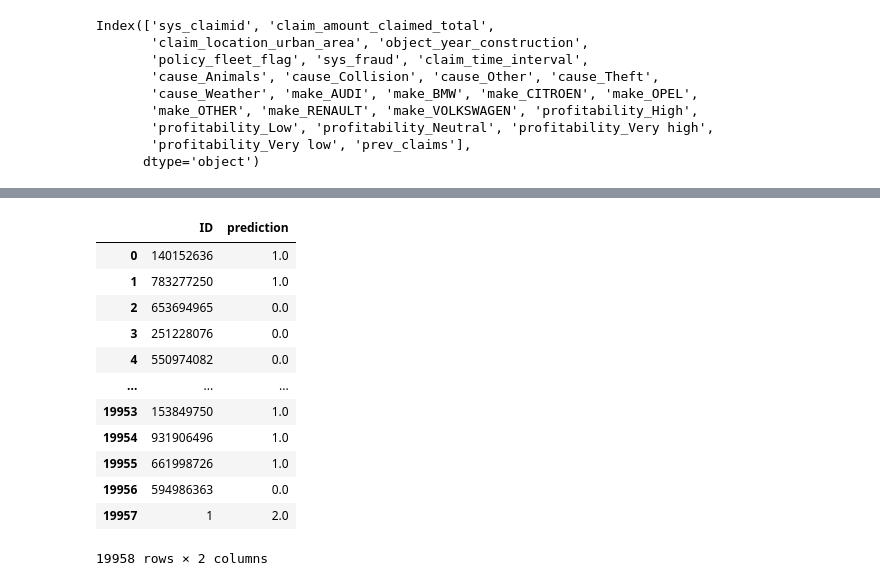
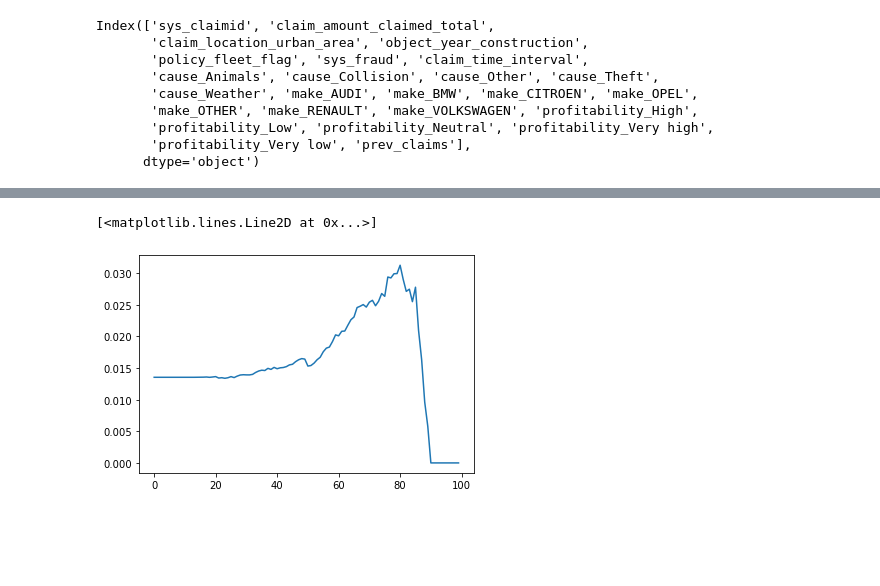
Before and after one commit to bellicapelli0/FRISS-technical-assignment, a Jupyter notebook: PyTorch_Classifier.ipynb, the cells around one changed output, grey strips where cells are left out. Saved outputs shown, nothing was run; the diff lists cells and outputs as text; code cells hidden in the pictures; blank space fills up the shorter version.

```diff
--- a/PyTorch_Classifier.ipynb
+++ b/PyTorch_Classifier.ipynb
@@ -189,16 +198,18 @@ _ = cmd_obj.plot()
-# %%
-out.append({"ID":1, "prediction":2}, ignore_index=True)
-# %% [output]
-|  | ID | prediction |
-| 0 | 140152636 | 1.0 |
-| 1 | 783277250 | 1.0 |
-| 2 | 653694965 | 0.0 |
-| 3 | 251228076 | 0.0 |
-| 4 | 550974082 | 0.0 |
-| ... | ... | ... |
-| 19953 | 153849750 | 1.0 |
-| 19954 | 931906496 | 1.0 |
-| 19955 | 661998726 | 1.0 |
-| 19956 | 594986363 | 0.0 |
-| 19957 | 1 | 2.0 |
-19958 rows × 2 columns
+# %%
+from sklearn.metrics import accuracy_score, precision_score, recall_score, f1_score
+
+boundries = np.arange(0.0, 1.0, 0.01)
+r = []
+
+for b in boundries:
+  test_preds = [1 if x > b else 0 for x in probs]
+  f1 = f1_score(test_preds, labels)
+  r.append(f1)
+  if f1 >= max(r):
+    best_preds = test_preds
+# %%
+import matplotlib.pyplot as plt
+plt.plot(r)
+# %% [output]
+[<matplotlib.lines.Line2D at 0x...>]
+[figure, added]
```
Also changed, not shown: parts of 19 cells of this notebook, 11 other files.
